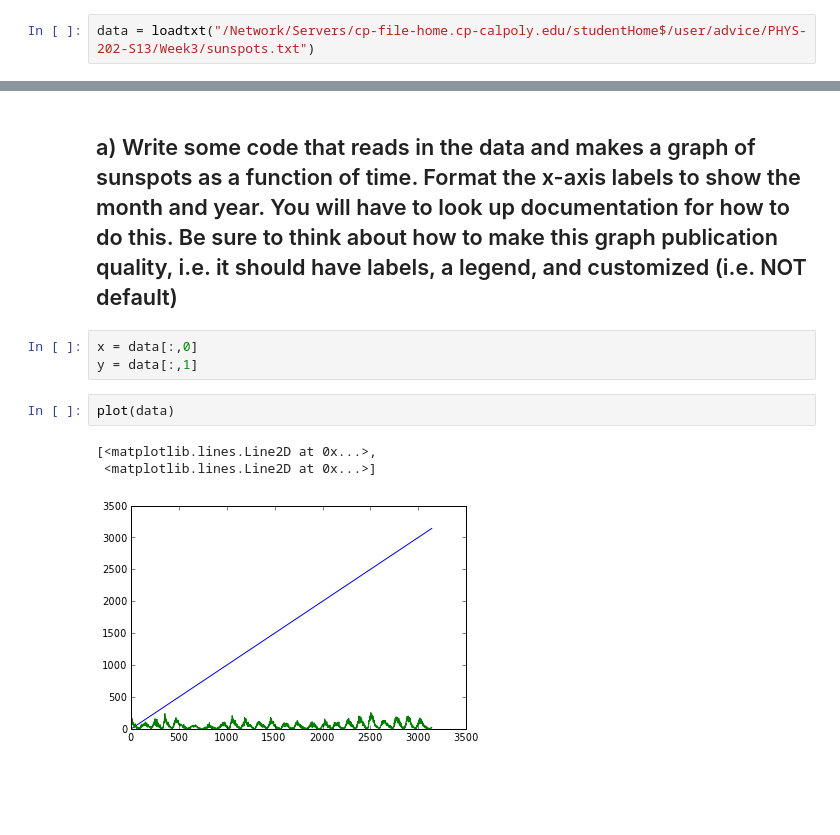
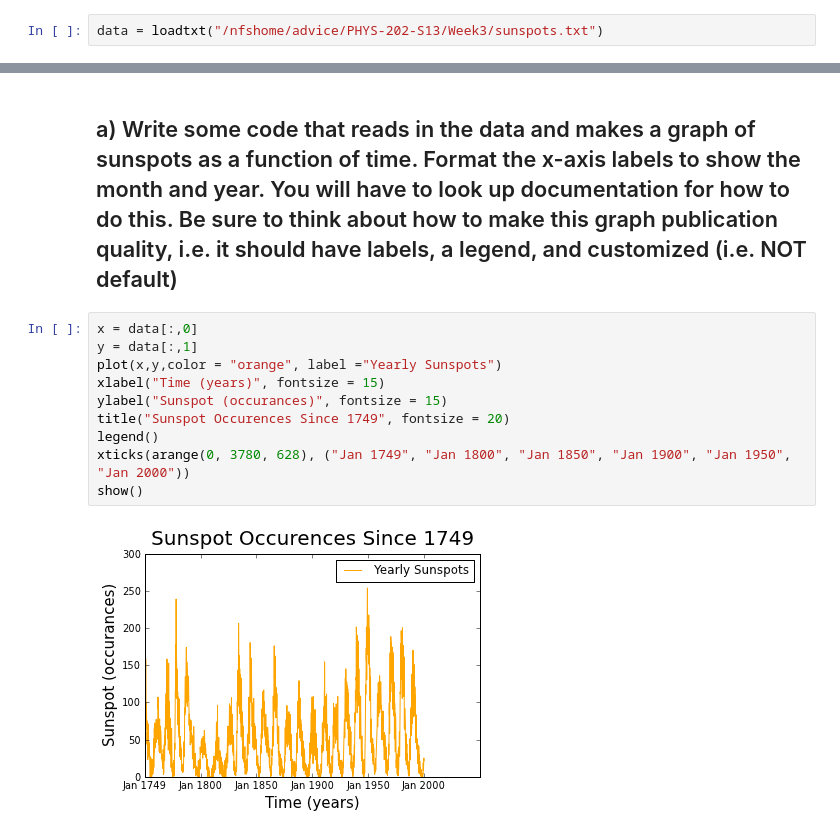
Before and after one commit to advice/PHYS-202-S13, a Jupyter notebook: Week3/Graphics Assignment 2.ipynb, the cells around one changed output, grey strips where cells are left out. Drawn from its saved outputs; the diff is of its cells as text; blank space fills up the shorter version.

```diff
--- a/Week3/Graphics Assignment 2.ipynb
+++ b/Week3/Graphics Assignment 2.ipynb
@@ -55,7 +84,7 @@ TypeError: only length-1 arrays can be converted to Python scalars
 Question 3
 ==
 # %%
-data = loadtxt("/Network/Servers/cp-file-home.cp-calpoly.edu/studentHome$/user/advice/PHYS-202-S13/Week3/sunspots.txt")
+data = loadtxt("/nfshome/advice/PHYS-202-S13/Week3/sunspots.txt")
 # %%
 print data
 # %% [output]
@@ -71,10 +100,13 @@ a) Write some code that reads in the data and makes a graph of sunspots as a fun
 --
-# %%
-x = data[:,0]
-y = data[:,1]
-# %%
-plot(data)
-# %% [output]
-[<matplotlib.lines.Line2D at 0x...>,
- <matplotlib.lines.Line2D at 0x...>]
-[figure, removed]
+# %%
+x = data[:,0]
+y = data[:,1]
+plot(x,y,color = "orange", label ="Yearly Sunspots")
+xlabel("Time (years)", fontsize = 15)
+ylabel("Sunspot (occurances)", fontsize = 15)
+title("Sunspot Occurences Since 1749", fontsize = 20)
+legend()
+xticks(arange(0, 3780, 628), ("Jan 1749", "Jan 1800", "Jan 1850", "Jan 1900", "Jan 1950", "Jan 2000"))
+show()
+# %% [output]
+[figure, added]
```
Also changed, not shown: parts of 14 cells of this notebook.
